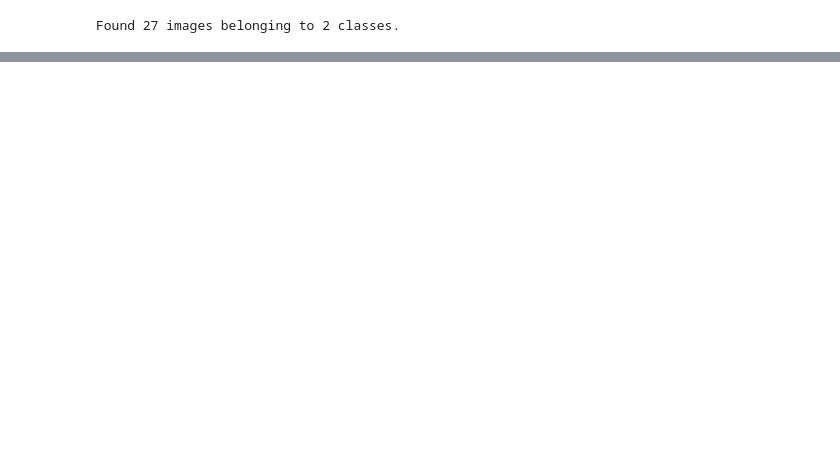
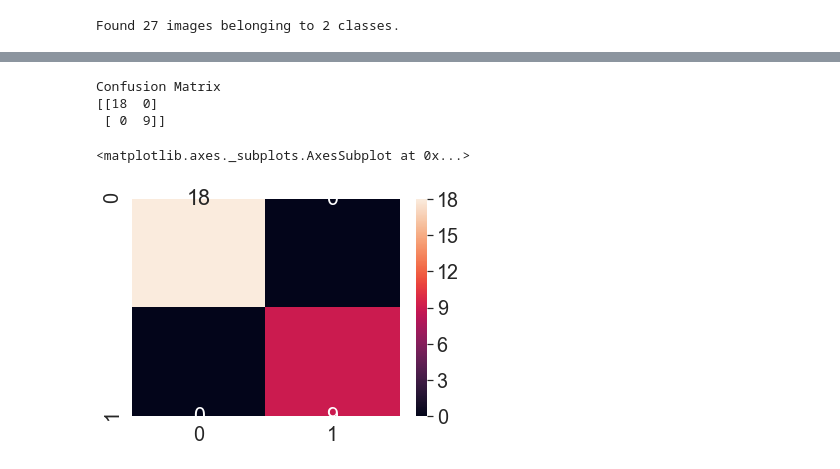
Before and after one commit to Hamza1122/Face-Spoofing-Detection, a Jupyter notebook: new_model.ipynb, the cells around one changed output, grey strips where cells are left out. Cells and saved outputs as stored; diff of their text form; code cells hidden in the pictures; blank space fills up the shorter version.

```diff
--- a/new_model.ipynb
+++ b/new_model.ipynb
@@ -199,0 +206,15 @@ predicted_class_indices = np.argmax(pred, axis = 1)
+# %%
+print('Confusion Matrix')
+confusion = confusion_matrix(test_generator.classes, predicted_class_indices)
+print(confusion)
+# %% [output]
+Confusion Matrix
+[[18  0]
+ [ 0  9]]
+# %%
+import seaborn as sns
+
+sns.heatmap(confusion, annot=True)
+# %% [output]
+<matplotlib.axes._subplots.AxesSubplot at 0x...>
+[figure, added]
```
Also changed, not shown: parts of 17 cells of this notebook.
